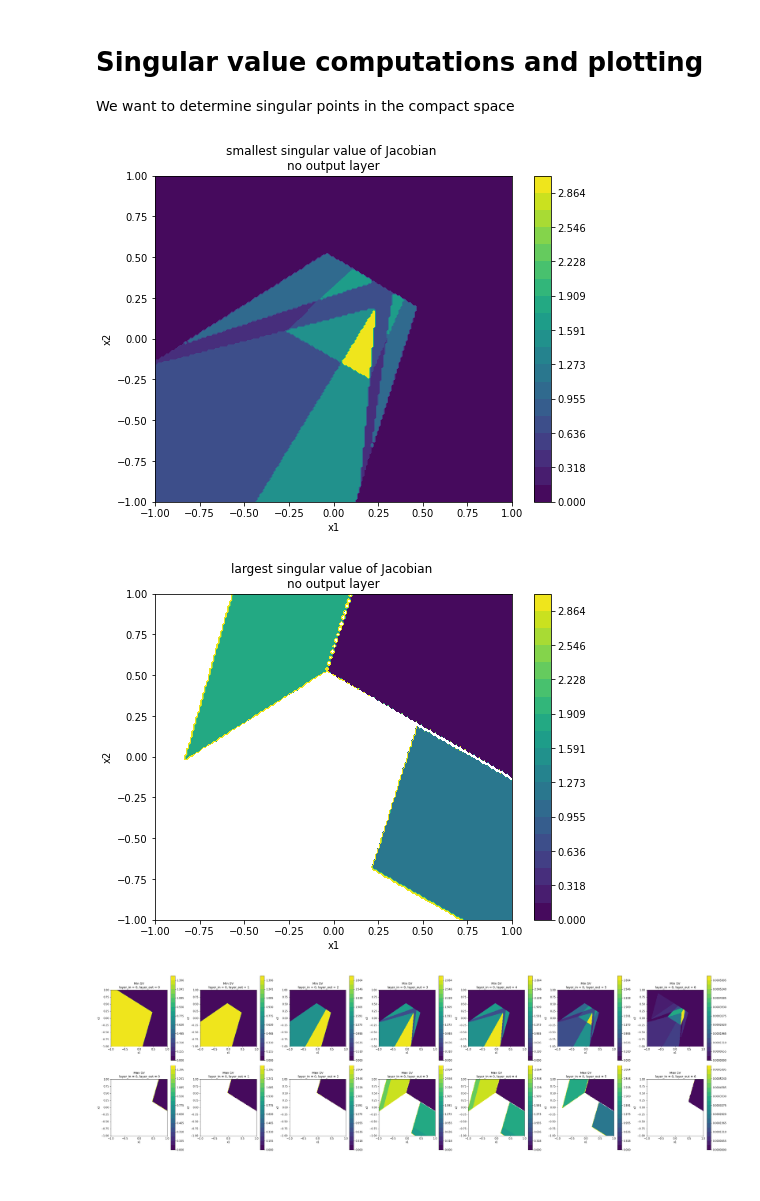
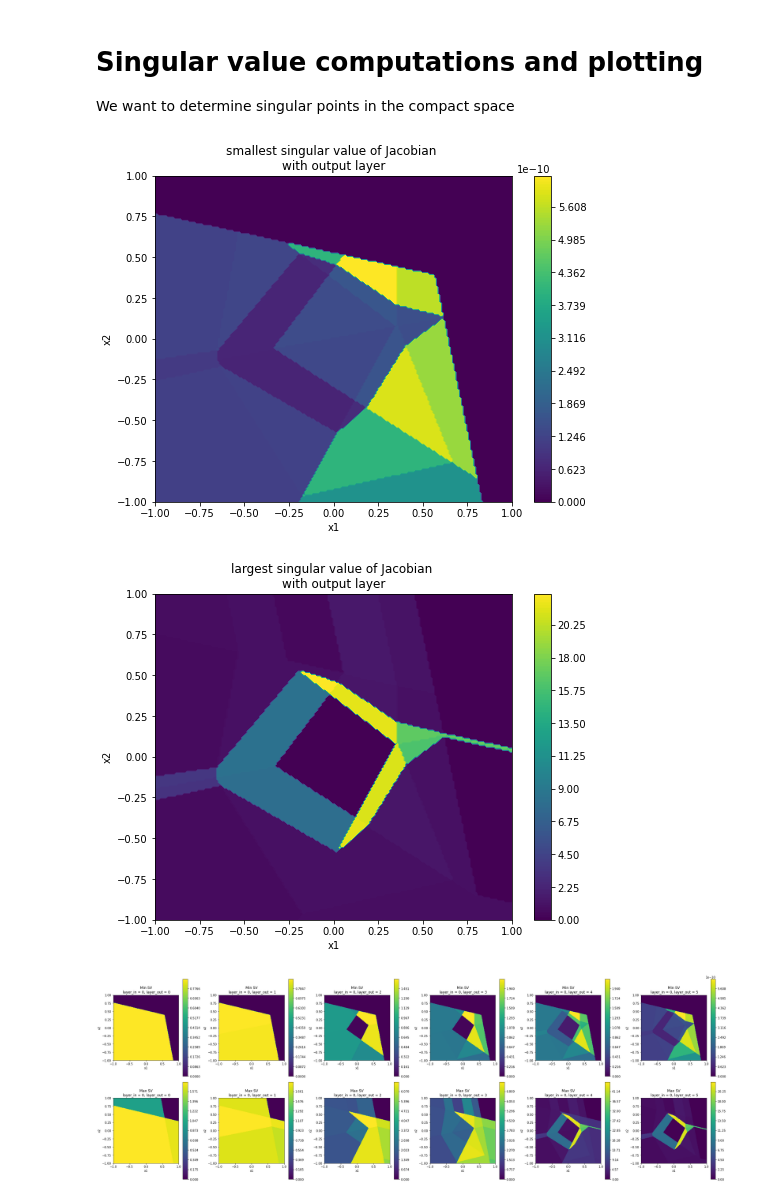
Before and after one commit to twoehrer/embedding, a Jupyter notebook: relu_new_2dout.ipynb, the cells around one changed output. Drawn from its saved outputs; the diff is of its cells as text; code cells hidden in the pictures.

```diff
--- a/relu_new_2dout.ipynb
+++ b/relu_new_2dout.ipynb
@@ -395,7 +580,7 @@ psi_values = np.zeros((grid_size, grid_size, 2))
 
 # Put the model in evaluation mode.
 model.eval()
-func = lambda inp: model(inp, output_layer = False)
+func = lambda inp: model(inp, output_layer = True)
 
 # Evaluate psi(x) over the grid.
 for i, xv in enumerate(x_range):
@@ -411,13 +596,15 @@ plt.figure(figsize=(8, 6))
 # CS = plt.contour(x_range, y_range, psi_values, levels=[0,0.05,0.1,0.2,0.3], colors='red')
 
 # Define the number of levels for the contour plot
-vmin, vmax = psi_values[:, :, 1].min(), psi_values[:, :, 1].max()
-num_levels = 20
-levels = np.linspace(0, vmax, num_levels)
+vmin1, vmax1 = psi_values[:, :, 1].min(), psi_values[:, :, 1].max()
+num_levels = 200
+
+levels1 = np.linspace(0, vmax1, num_levels)
+
 # Create the contour plot using the 'binary' colormap
-CS = plt.contourf(x_range, y_range, psi_values[:,:,1], levels=levels, cmap = 'viridis')
+CS = plt.contourf(x_range, y_range, psi_values[:,:,1], levels=levels1, cmap = 'viridis')
 cbar = plt.colorbar(CS)
-plt.title('smallest singular value of Jacobian \nno output layer')
+plt.title('smallest singular value of Jacobian \nwith output layer')
 plt.xlabel('x1')
 plt.ylabel('x2')
 plt.show()
@@ -428,18 +615,22 @@ plt.figure(figsize=(8, 6))
 # CS = plt.contour(x_range, y_range, psi_values, levels=[0,0.05,0.1,0.2,0.3], colors='red')
 
 # Define the number of levels for the contour plot
-
+vmin0, vmax0 = psi_values[:, :, 0].min(), psi_values[:, :, 0].max()
+num_levels = 200
+levels0 = np.linspace(0, vmax0, num_levels)
 
 # Create the contour plot using the 'binary' colormap
-CS = plt.contourf(x_range, y_range, psi_values[:,:,0], levels=levels, cmap = 'viridis')
+CS = plt.contourf(x_range, y_range, psi_values[:,:,0],
+                  levels=levels0,
+                  cmap = 'viridis')
 cbar = plt.colorbar(CS)
-plt.title('largest singular value of Jacobian \nno output layer')
+plt.title('largest singular value of Jacobian \nwith output layer')
 plt.xlabel('x1')
 plt.ylabel('x2')
 plt.show()
 # %% [output]
-[figure, old version]
+[figure, new version]
-[figure, old version]
+[figure, new version]
 # %%
 import matplotlib.pyplot as plt
 import numpy as np
@@ -454,39 +645,44 @@ for layer in range(num_hidden + 2):
     func = lambda inp: model.sub_model(inp, from_layer=0, to_layer = layer)
 
     # Evaluate psi(x) over the grid.
     for i, xv in enumerate(x_range):
         for j, yv in enumerate(y_range):
             x_point = torch.tensor([xv, yv], dtype=torch.float32)
             psi_values[j, i, :] = psi_manual(x_point, func)
 
     # Determine contour levels
-    vmin, vmax = psi_values[:, :, 1].min(), psi_values[:, :, 1].max()
-    num_levels_contour = 20
-    levels = np.linspace(0, vmax, num_levels_contour)
+    vmin1, vmax1 = psi_values[:, :, 1].min(), psi_values[:, :, 1].max()
+    num_levels_contour = 200
+    levels1 = np.linspace(0, vmax1, num_levels_contour)
 
     # Plot smallest singular value (index 1) - first row
     ax = axes[0, layer] if num_hidden > 1 else axes[0]
-    cs = ax.contourf(x_range, y_range, psi_values[:, :, 1], levels=levels, cmap='viridis')
+    cs = ax.contourf(x_range, y_range, psi_values[:, :, 1], levels=levels1, cmap='viridis')
     fig.colorbar(cs, ax=ax)
     ax.set_title(f'Min SV\n layer_in = 0, layer_out = {layer}')
     ax.set_xlabel('x1')
     ax.set_ylabel('x2')
     ax.set_aspect('equal')
 
+    # Determine contour levels
+    vmin0, vmax0 = psi_values[:, :, 0].min(), psi_values[:, :, 0].max()
+    num_levels_contour = 200
+    levels0 = np.linspace(0, vmax0, num_levels_contour)
+
 
     # Plot largest singular value (index 0) - second row
     ax = axes[1, layer] if num_hidden > 1 else axes[1]
-    cs = ax.contourf(x_range, y_range, psi_values[:, :, 0], levels=levels, cmap='viridis')
+    cs = ax.contourf(x_range, y_range, psi_values[:, :, 0], levels=levels0, cmap='viridis')
     fig.colorbar(cs, ax=ax)
     ax.set_title(f'Max SV\n layer_in = 0, layer_out = {layer}')
     ax.set_xlabel('x1')
     ax.set_ylabel('x2')
     ax.set_aspect('equal')
 
 plt.tight_layout()
 plt.show()
 # %% [output]
-[figure, old version]
+[figure, new version]
 # %%
 import matplotlib.pyplot as plt
 import numpy as np
```
Also changed, not shown: parts of 9 cells of this notebook, 7 other files.
